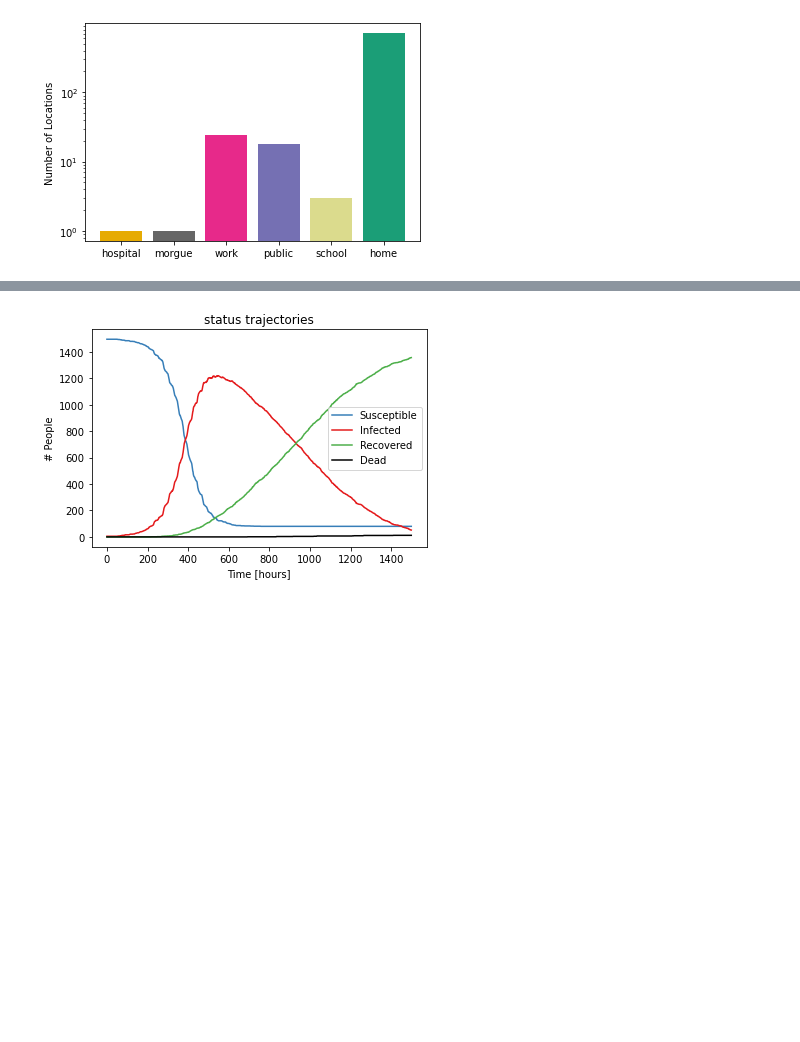
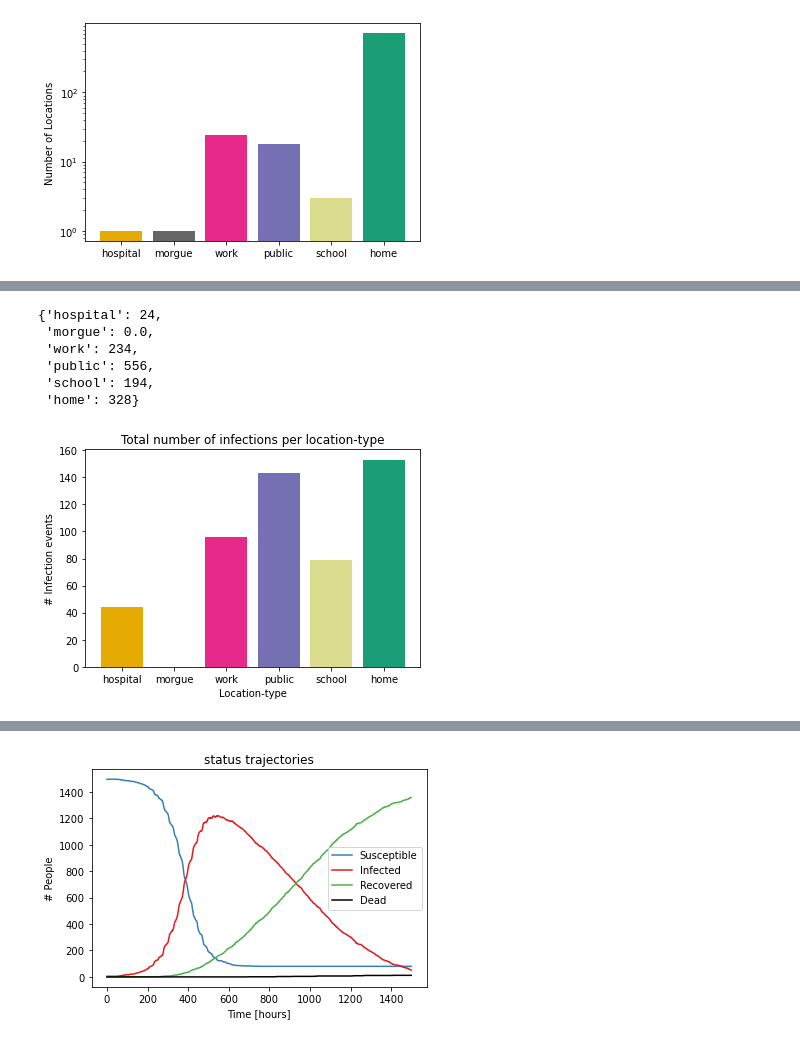
Before and after one commit to joba-1/Corona_Model, a Jupyter notebook: RUN_CoronaABM_2.ipynb, the cells around one changed output, grey strips where cells are left out. Saved outputs shown, nothing was run; the diff lists cells and outputs as text; code cells hidden in the pictures; blank space fills up the shorter version.

```diff
--- a/RUN_CoronaABM_2.ipynb
+++ b/RUN_CoronaABM_2.ipynb
@@ -83,0 +56,13 @@ simulation1.plot_status_timecourse()
+# %%
+simulation2.get_infections_per_location_type(relative_to_building_number=False)
+# %% [output]
+{'hospital': 24,
+ 'morgue': 0.0,
+ 'work': 234,
+ 'public': 556,
+ 'school': 194,
+ 'home': 328}
+# %%
+simulation1.plot_infections_per_location_type(relative_to_building_number=False)
+# %% [output]
+[figure, added]
```
Also changed, not shown: parts of 21 cells of this notebook, 3 other files.
